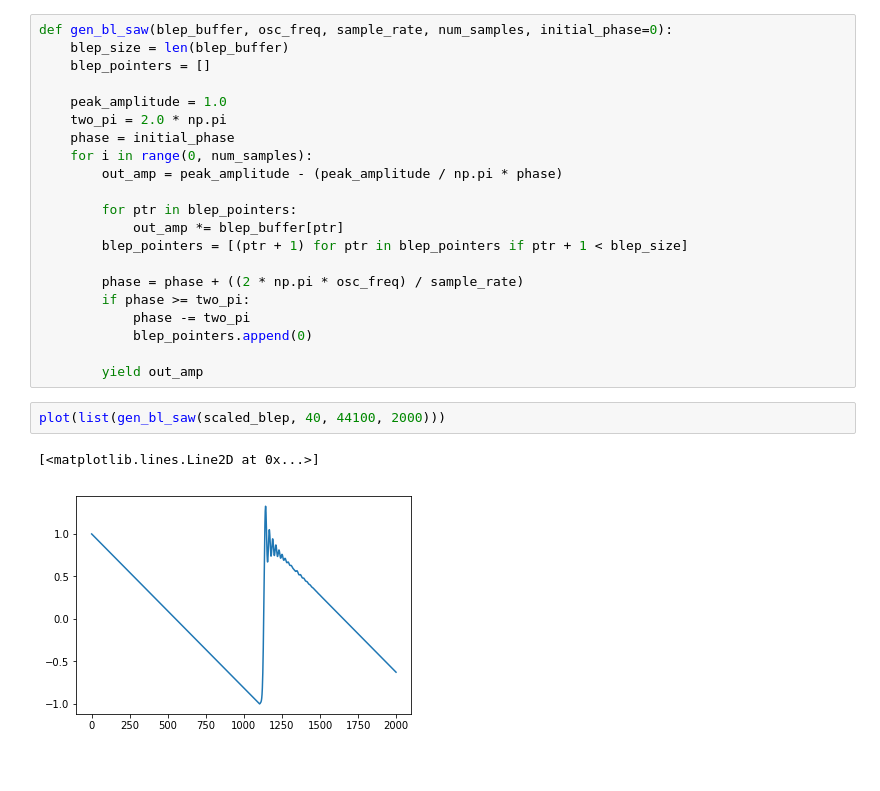
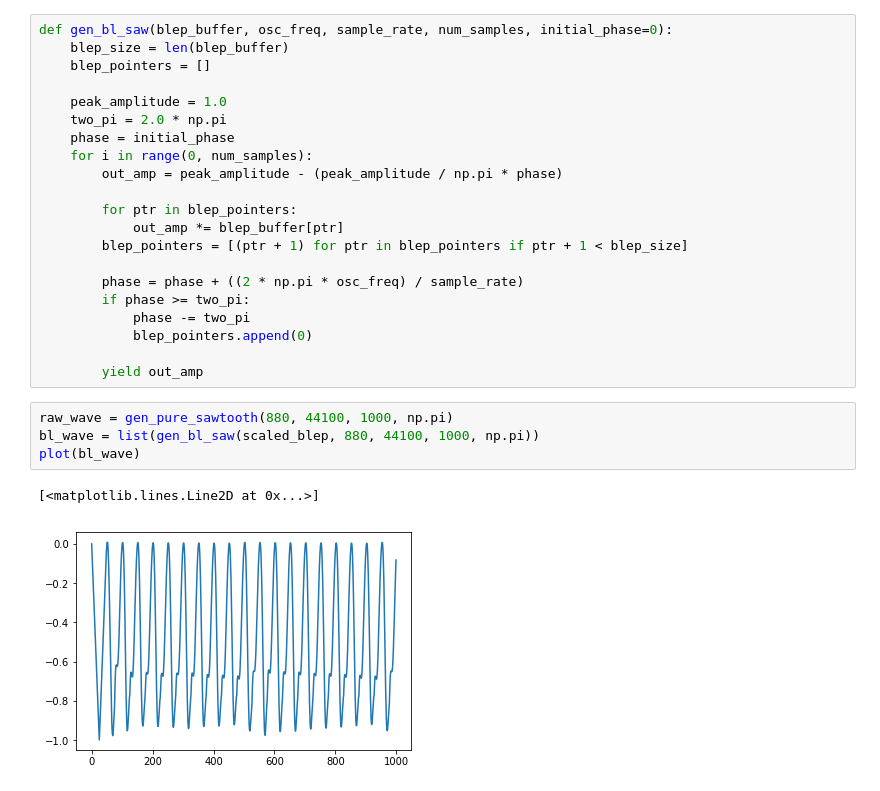
Before and after one commit to rknLA/pd-blosc, a Jupyter notebook: notebook/BlepSawtooth.ipynb, the cells around one changed output. Cells and saved outputs as stored; diff of their text form.

Commit message:
More tweaking plots

```diff
--- a/notebook/BlepSawtooth.ipynb
+++ b/notebook/BlepSawtooth.ipynb
@@ -72,8 +72,10 @@ def gen_bl_saw(blep_buffer, osc_freq, sample_rate, num_samples, initial_phase=0)
             blep_pointers.append(0)
 
         yield out_amp
-# %%
-plot(list(gen_bl_saw(scaled_blep, 40, 44100, 2000)))
-# %% [output]
-[<matplotlib.lines.Line2D at 0x...>]
-[figure, removed]
+# %%
+raw_wave = gen_pure_sawtooth(880, 44100, 1000, np.pi)
+bl_wave = list(gen_bl_saw(scaled_blep, 880, 44100, 1000, np.pi))
+plot(bl_wave)
+# %% [output]
+[<matplotlib.lines.Line2D at 0x...>]
+[figure, added]
```
Also changed, not shown: parts of 9 cells of this notebook, 1 other file.
